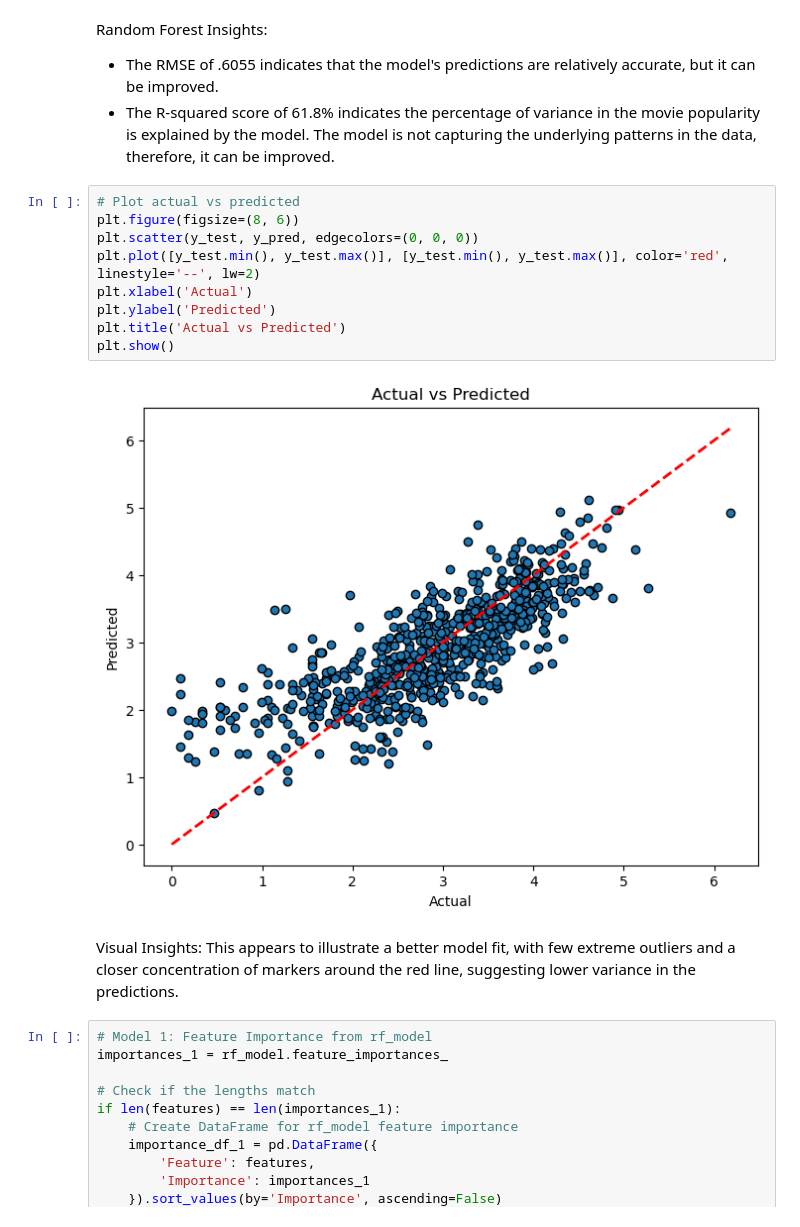
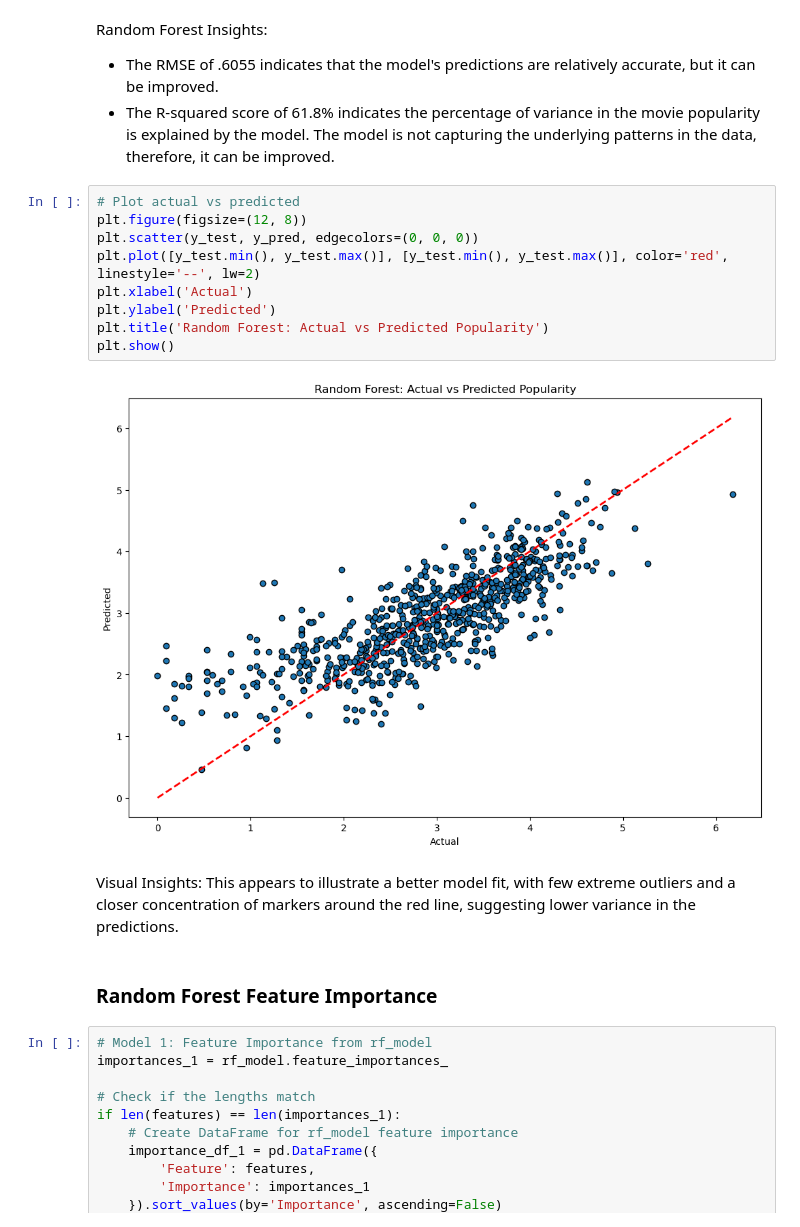
Before and after one commit to riosrose/UCB_project4_group6, a Jupyter notebook: movie_popularity_prediction.ipynb, the cells around one changed output. Saved outputs shown, nothing was run; the diff lists cells and outputs as text.

Commit message:
Pushing Final Notebook called 'movie_popularity_prediction.ipynb'

```diff
--- a/movie_prediction.ipynb
+++ b/movie_popularity_prediction.ipynb
@@ -1525,17 +1525,19 @@ Random Forest Insights:
 - The R-squared score of 61.8% indicates the percentage of variance in the movie popularity is explained by the model. The model is not capturing the underlying patterns in the data, therefore, it can be improved.
 # %%
 # Plot actual vs predicted
-plt.figure(figsize=(8, 6))
+plt.figure(figsize=(12, 8))
 plt.scatter(y_test, y_pred, edgecolors=(0, 0, 0))
 plt.plot([y_test.min(), y_test.max()], [y_test.min(), y_test.max()], color='red', linestyle='--', lw=2)
 plt.xlabel('Actual')
 plt.ylabel('Predicted')
-plt.title('Actual vs Predicted')
+plt.title('Random Forest: Actual vs Predicted Popularity')
 plt.show()
 # %% [output]
-[figure, old version]
+[figure, new version]
 # %% [markdown]
 Visual Insights: This appears to illustrate a better model fit, with few extreme outliers and a closer concentration of markers around the red line, suggesting lower variance in the predictions.
+# %% [markdown]
+### Random Forest Feature Importance
 # %%
 # Model 1: Feature Importance from rf_model
 importances_1 = rf_model.feature_importances_
```
Also changed, not shown: parts of 39 cells of this notebook.
